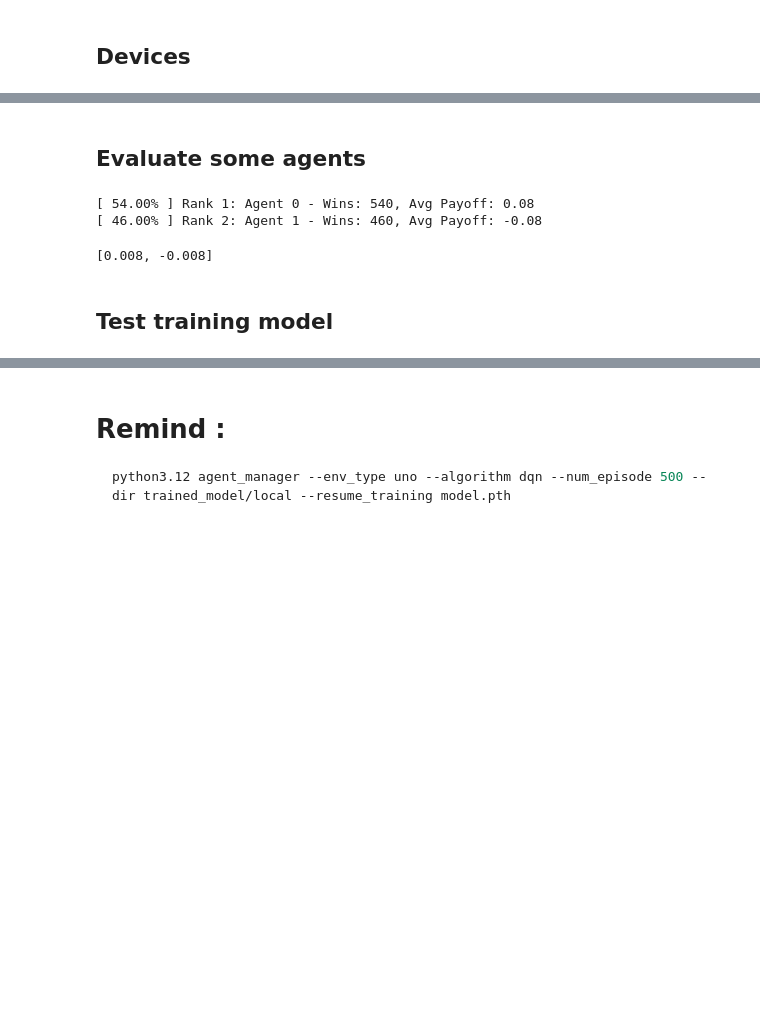
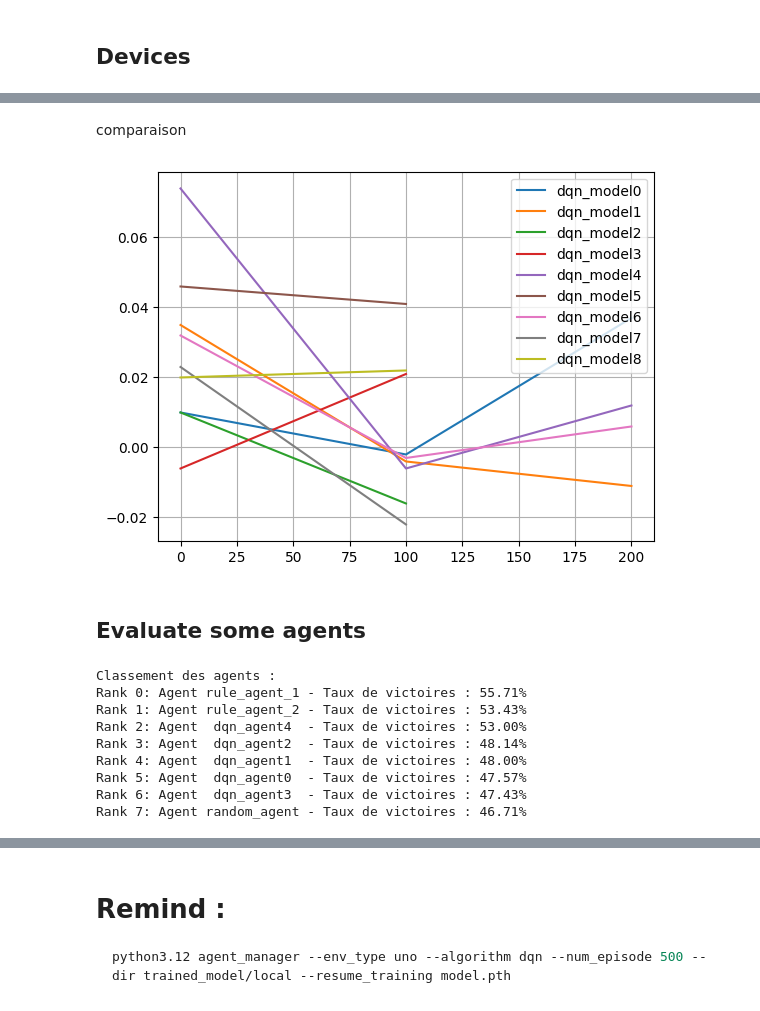
Before and after one commit to Flyns157/SmartCardAI, a Jupyter notebook: test.ipynb, the cells around one changed output, grey strips where cells are left out. Saved outputs shown, nothing was run; the diff lists cells and outputs as text; code cells hidden in the pictures; blank space fills up the shorter version.

Commit message:
mise à jour des tests

```diff
--- a/test.ipynb
+++ b/test.ipynb
@@ -10,14 +72,29 @@ nothing
+# %% [markdown]
+comparaison
+# %%
+import pandas as pd
+import matplotlib.pyplot as plt
+
+for i in range(len(layer_architectures)):
+    dataset = pd.read_csv(f'./trained_models/local/{i}/performance.csv')
+
+    plt.plot(dataset["episode"], dataset["reward"], label=f'dqn_model{i}')
+
+plt.legend()
+plt.grid()
+plt.show()
+# %% [output]
+[figure, added]
 # %% [markdown]
 ## Evaluate some agents
 # %%
 from rlcard.models.uno_rule_models import UNORuleModelV1
 from agent_manager.ruled import UNORuleModelV2
-from agent_manager.utils import agent_1v1
 from rlcard.agents import RandomAgent
 from rlcard import models
 import torch
 import rlcard
-from rlcard.utils import tournament
+from agent_manager.utils import tournament, rank_agents
 
 # Initialiser l'agent basé sur des règles
 rule_agent_1 = UNORuleModelV1().agents[0]
@@ -33,17 +110,23 @@ cfr_agent = models.load('leduc-holdem-cfr').agents[0]
 # Initialisation d'un agent aléatoire
 random_agent = RandomAgent(num_actions=61)
 
-# Évaluer les agents sur 1000 parties
-agents = [rule_agent_2, dqn_agent]
-num_games = 1000
+# Évaluer les agents sur "num_games" parties
+dqn_agents = [torch.load(f"trained_models/local/{i}/model.pth")for i in range(5)]
+agents = dqn_agents + [rule_agent_1, rule_agent_2, random_agent]
 
-agent_1v1(*agents, num_games=num_games)
-env=rlcard.make('uno')
-env.set_agents(agents)
-tournament(env=env, num=num_games)
+agents_names = [f"dqn_agent{i}" for i in range(5)] + ["rule_agent_1", "rule_agent_2", "random_agent", '???', '...']
+num_games = 100
+
+print("Classement des agents :")
+for i, (name_index, score) in enumerate(rank_agents(agents, num_games=num_games)):
+    print(f"Rank {i}: Agent {agents_names[name_index].center(max(map(len, agents_names)))} - Taux de victoires : {score:.2%}")
 # %% [output]
-[ 54.00% ] Rank 1: Agent 0 - Wins: 540, Avg Payoff: 0.08
-[ 46.00% ] Rank 2: Agent 1 - Wins: 460, Avg Payoff: -0.08
+Classement des agents :
+Rank 0: Agent rule_agent_1 - Taux de victoires : 55.71%
+Rank 1: Agent rule_agent_2 - Taux de victoires : 53.43%
+Rank 2: Agent  dqn_agent4  - Taux de victoires : 53.00%
+Rank 3: Agent  dqn_agent2  - Taux de victoires : 48.14%
+Rank 4: Agent  dqn_agent1  - Taux de victoires : 48.00%
+Rank 5: Agent  dqn_agent0  - Taux de victoires : 47.57%
+Rank 6: Agent  dqn_agent3  - Taux de victoires : 47.43%
+Rank 7: Agent random_agent - Taux de victoires : 46.71%
-[0.008, -0.008]
-# %% [markdown]
-## Test training model
```
Also changed, not shown: parts of 7 cells of this notebook.
